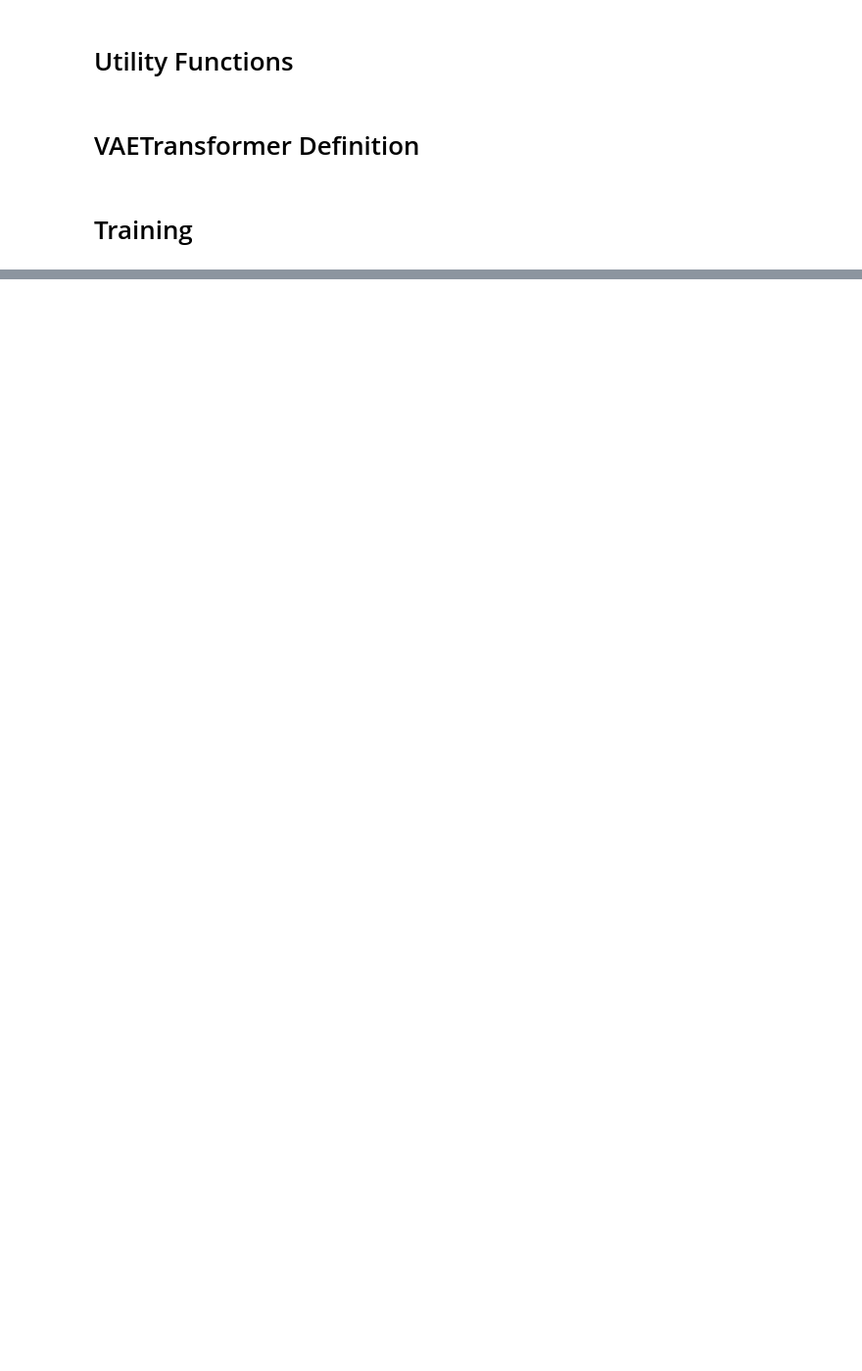
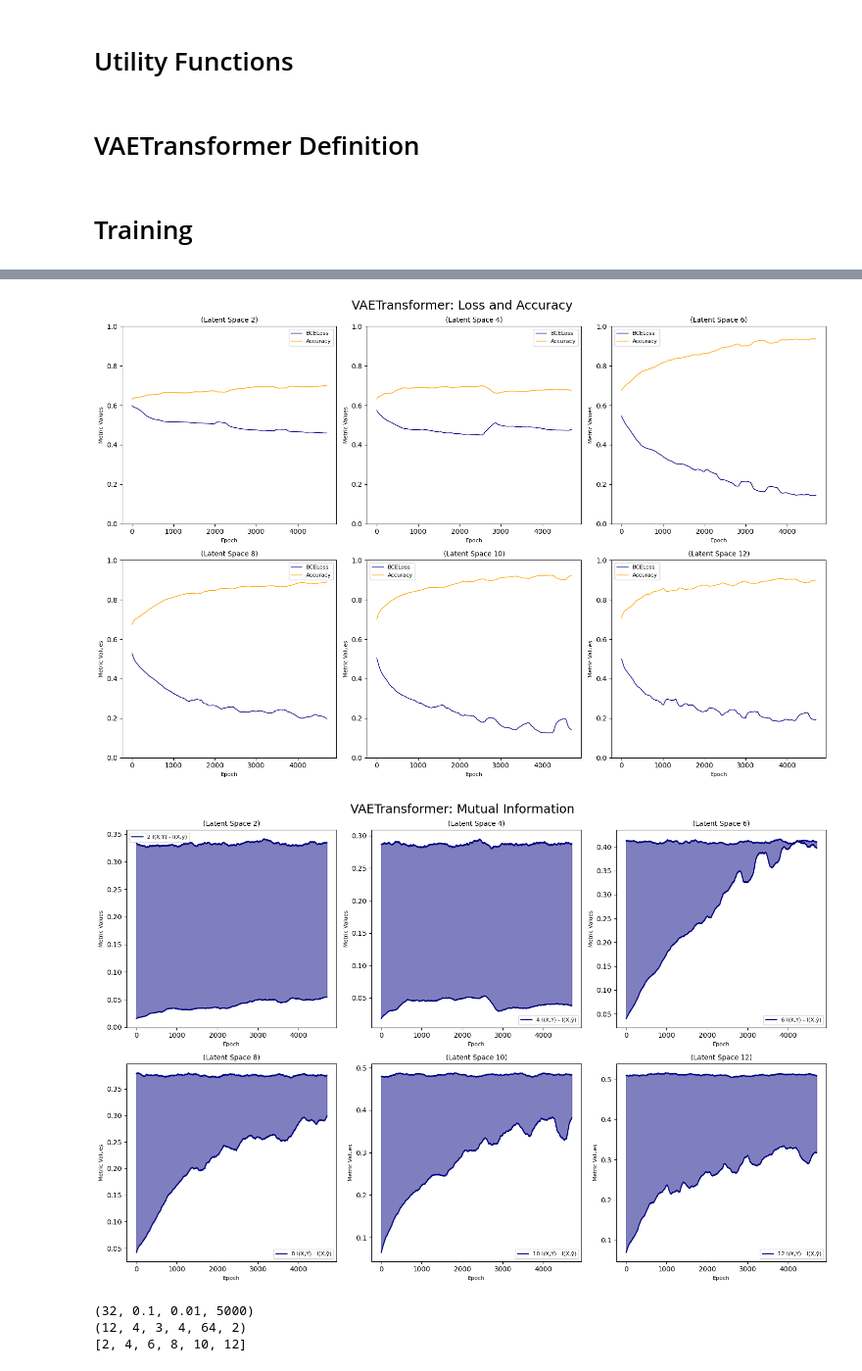
Before and after one commit to sonnyloweus/QuantumDynamicsAI, a Jupyter notebook: Mutual_Information_VAETransformer.ipynb, the cells around one changed output, grey strips where cells are left out. Shown at 98% size. Saved outputs shown, nothing was run; the diff lists cells and outputs as text; code cells hidden in the pictures; blank space fills up the shorter version.

```diff
--- a/Mutual_Information_VAETransformer.ipynb
+++ b/Mutual_Information_VAETransformer.ipynb
@@ -306,0 +364,14 @@ plt.show()
+# %%
+plot_loss_accuracy(all_loss_arrays, all_acc_arrays, circuit_length, num_qbits, latent_spaces)
+plot_MI(all_mi_arrays, all_expected_mi_arrays, circuit_length, num_qbits, latent_spaces)
+# %% [output]
+[figure, added]
+[figure, added]
+# %%
+print(model_hyperparams)
+print(dataset_hyperparams)
+print(latent_spaces)
+# %% [output]
+(32, 0.1, 0.01, 5000)
+(12, 4, 3, 4, 64, 2)
+[2, 4, 6, 8, 10, 12]
```
Also changed, not shown: parts of 8 cells of this notebook.
